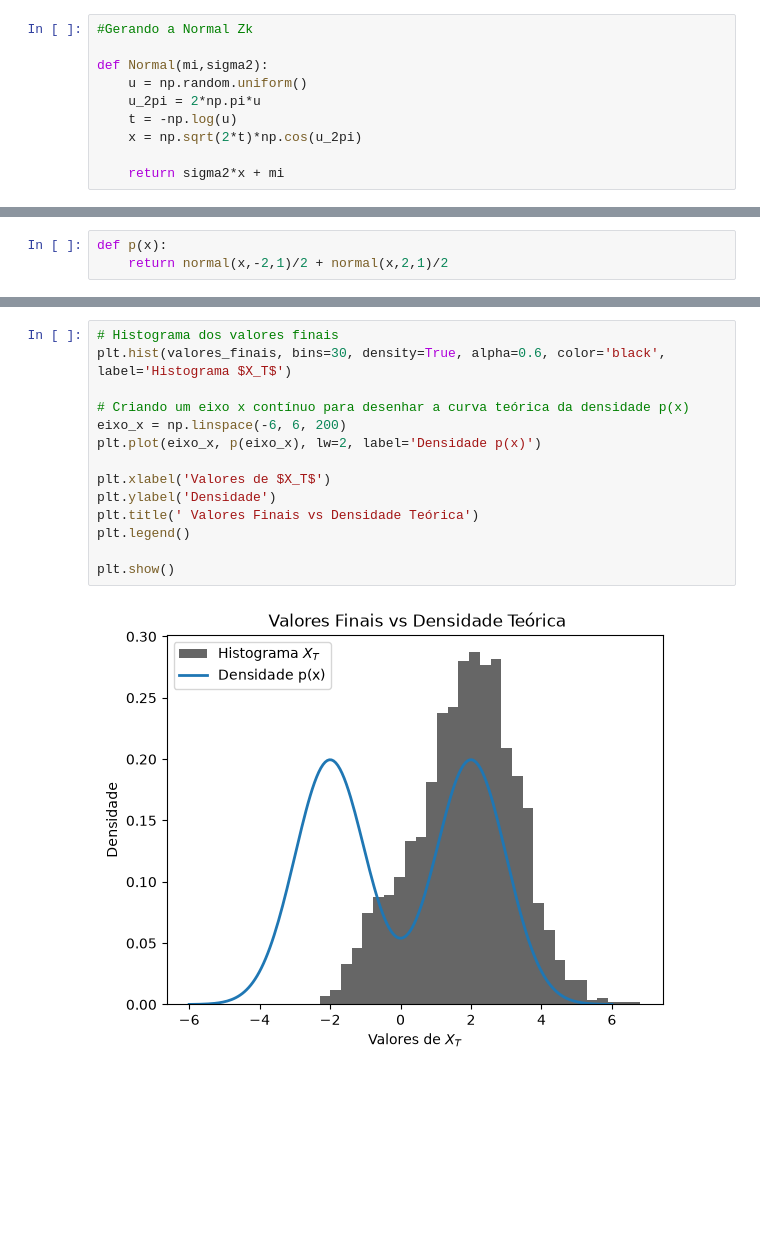
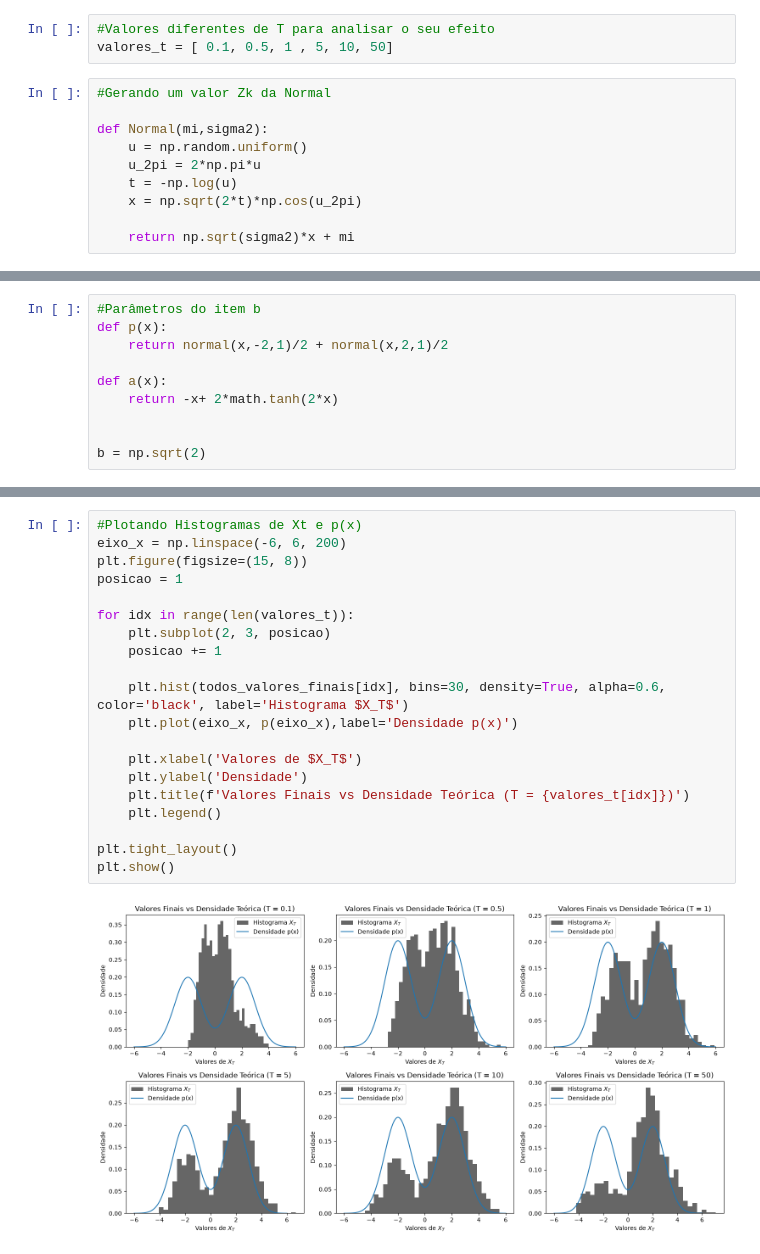
Before and after one commit to SilverPhone784/Trabalho-de-Programacao-Estatistica, a Jupyter notebook: Questao_1.ipynb, the cells around one changed output, grey strips where cells are left out. Cells and saved outputs as stored; diff of their text form; blank space fills up the shorter version.

```diff
--- a/Questao_1.ipynb
+++ b/Questao_1.ipynb
@@ -4,6 +5,9 @@ import matplotlib.pyplot as plt
 np.random.seed(3)
+# %%
+#Valores diferentes de T para analisar o seu efeito
+valores_t = [ 0.1, 0.5, 1 , 5, 10, 50]
 # %%
-#Gerando a Normal Zk
+#Gerando um valor Zk da Normal
 
 def Normal(mi,sigma2):
     u = np.random.uniform()
@@ -11,5 +15,5 @@ def Normal(mi,sigma2):
     t = -np.log(u)
     x = np.sqrt(2*t)*np.cos(u_2pi)
 
-    return sigma2*x + mi
+    return np.sqrt(sigma2)*x + mi
 # %%
@@ -42,6 +57,13 @@ def normal(x,mi,sigma2):
     den = np.sqrt(2*sigma2*np.pi)
     return num/den
 # %%
+#Parâmetros do item b
 def p(x):
     return normal(x,-2,1)/2 + normal(x,2,1)/2
+
+def a(x):
+    return -x+ 2*math.tanh(2*x)
+
+
+b = np.sqrt(2)
 # %%
@@ -78,16 +107,22 @@ plt.show()
 # %%
-# Histograma dos valores finais
-plt.hist(valores_finais, bins=30, density=True, alpha=0.6, color='black', label='Histograma $X_T$')
+#Plotando Histogramas de Xt e p(x)
+eixo_x = np.linspace(-6, 6, 200)
+plt.figure(figsize=(15, 8))
+posicao = 1
 
-# Criando um eixo x contínuo para desenhar a curva teórica da densidade p(x)
-eixo_x = np.linspace(-6, 6, 200)
-plt.plot(eixo_x, p(eixo_x), lw=2, label='Densidade p(x)')
+for idx in range(len(valores_t)):
+    plt.subplot(2, 3, posicao)
+    posicao += 1
 
-plt.xlabel('Valores de $X_T$')
-plt.ylabel('Densidade')
-plt.title(' Valores Finais vs Densidade Teórica')
-plt.legend()
+    plt.hist(todos_valores_finais[idx], bins=30, density=True, alpha=0.6, color='black', label='Histograma $X_T$')
+    plt.plot(eixo_x, p(eixo_x),label='Densidade p(x)')
 
+    plt.xlabel('Valores de $X_T$')
+    plt.ylabel('Densidade')
+    plt.title(f'Valores Finais vs Densidade Teórica (T = {valores_t[idx]})')
+    plt.legend()
+
+plt.tight_layout()
 plt.show()
 # %% [output]
-[figure, old version]
+[figure, new version]
```
Also changed, not shown: parts of 5 cells of this notebook.
